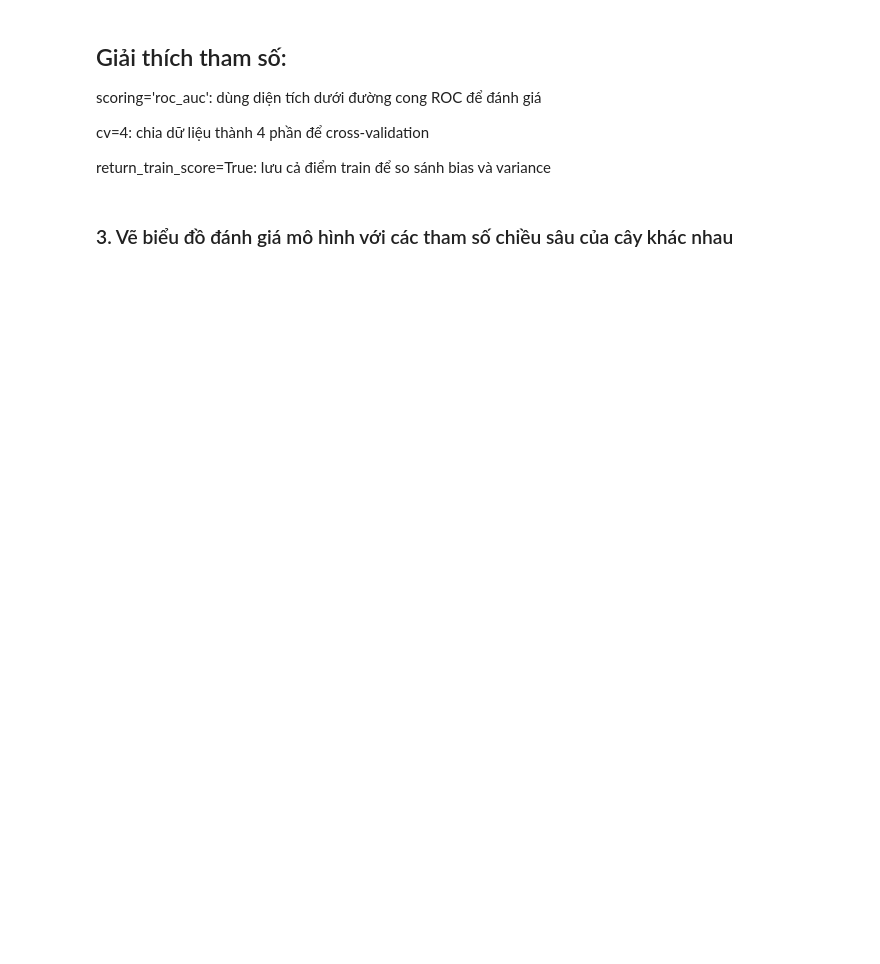
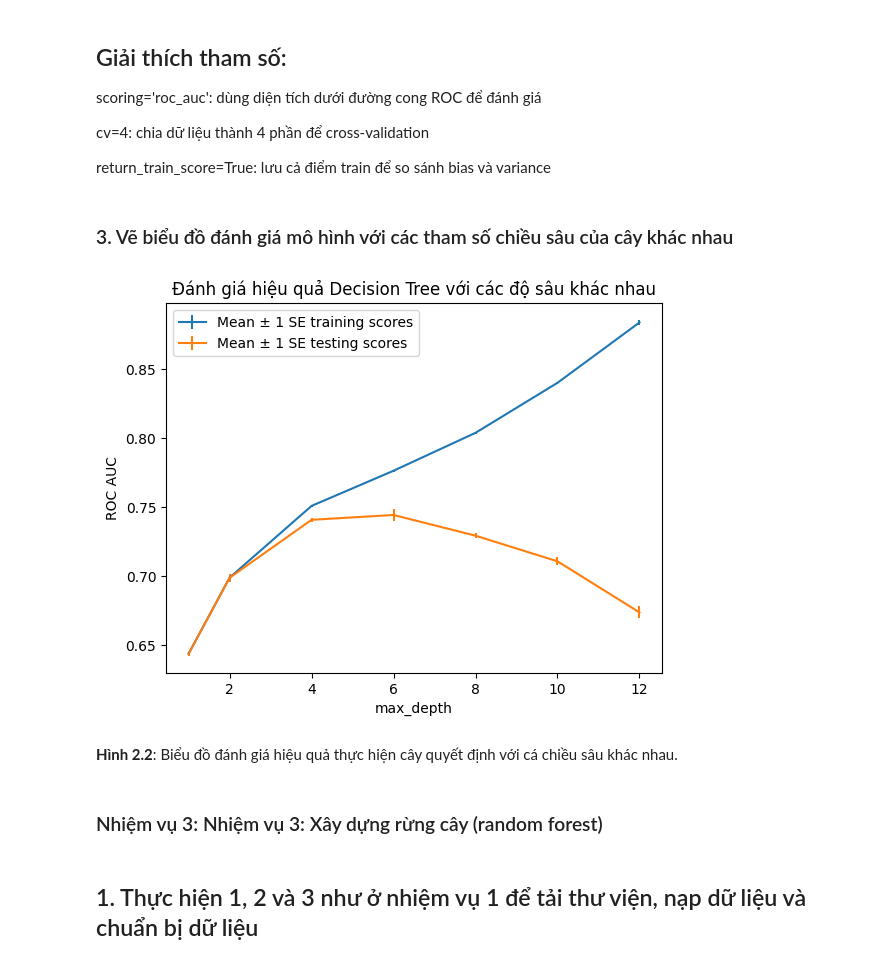
Before and after one commit to qdatether/ueh25_kythuatlaptrinh_stata_python_st3, a Jupyter notebook: Bai_tap_tren_lop/Mid-term/2.1-2.2.2.ipynb, the cells around one changed output. Cells and saved outputs as stored; diff of their text form; code cells hidden in the pictures; blank space fills up the shorter version.

Commit message:
update and image

```diff
--- a/Bai_tap_tren_lop/Mid-term/2.1-2.2.2.ipynb
+++ b/Bai_tap_tren_lop/Mid-term/2.1-2.2.2.ipynb
@@ -179,28 +204,38 @@ return_train_score=True: lưu cả điểm train để so sánh bias và varianc
 # %%
 cv_results_df = pd.DataFrame(cv.cv_results_)
 cv_results_df[['param_max_depth', 'mean_train_score', 'mean_test_score']].head()
 
 ax = plt.axes()
 
 # Vẽ đường train
 ax.errorbar(
     cv_results_df['param_max_depth'],
     cv_results_df['mean_train_score'],
     yerr=cv_results_df['std_train_score']/np.sqrt(4),
     label='Mean ± 1 SE training scores'
 )
 
 # Vẽ đường test
 ax.errorbar(
     cv_results_df['param_max_depth'],
     cv_results_df['mean_test_score'],
     yerr=cv_results_df['std_test_score']/np.sqrt(4),
     label='Mean ± 1 SE testing scores'
 )
 
 ax.legend()
 plt.xlabel('max_depth')
 plt.ylabel('ROC AUC')
 plt.title('Đánh giá hiệu quả Decision Tree với các độ sâu khác nhau')
 plt.savefig("decision_tree_depth.png", dpi=300, bbox_inches='tight')
 plt.show()
+
+from IPython.display import Markdown, display
+display(Markdown("**Hình 2.2**: Biểu đồ đánh giá hiệu quả thực hiện cây quyết định với cá chiều sâu khác nhau."))
+# %% [output]
+[figure, added]
+**Hình 2.2**: Biểu đồ đánh giá hiệu quả thực hiện cây quyết định với cá chiều sâu khác nhau.
+# %% [markdown]
+### Nhiệm vụ 3: Nhiệm vụ 3: Xây dựng rừng cây (random forest)
+# %% [markdown]
+## 1. Thực hiện 1, 2 và 3 như ở nhiệm vụ 1 để tải thư viện, nạp dữ liệu và chuẩn bị dữ liệu
```
Also changed, not shown: parts of 16 cells of this notebook, 4 other files.
